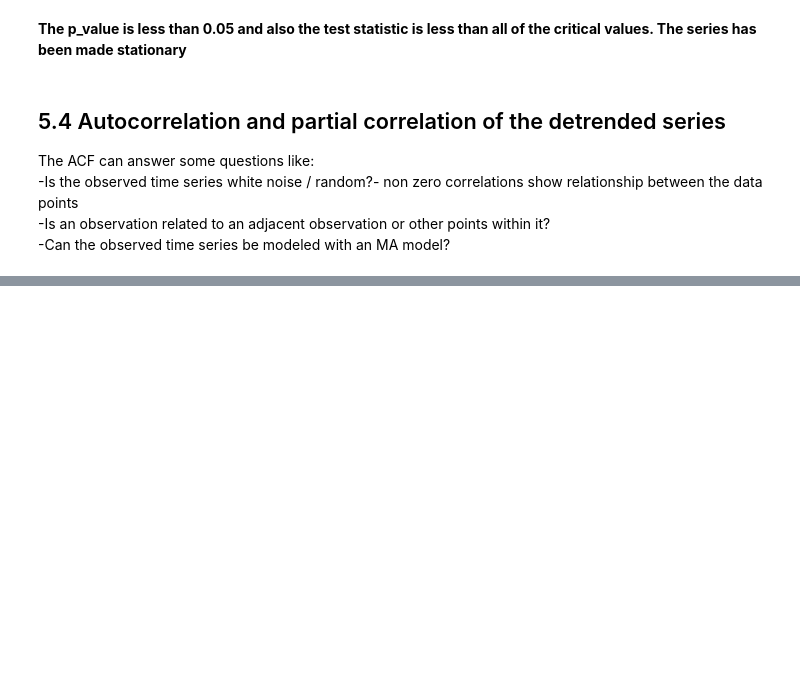
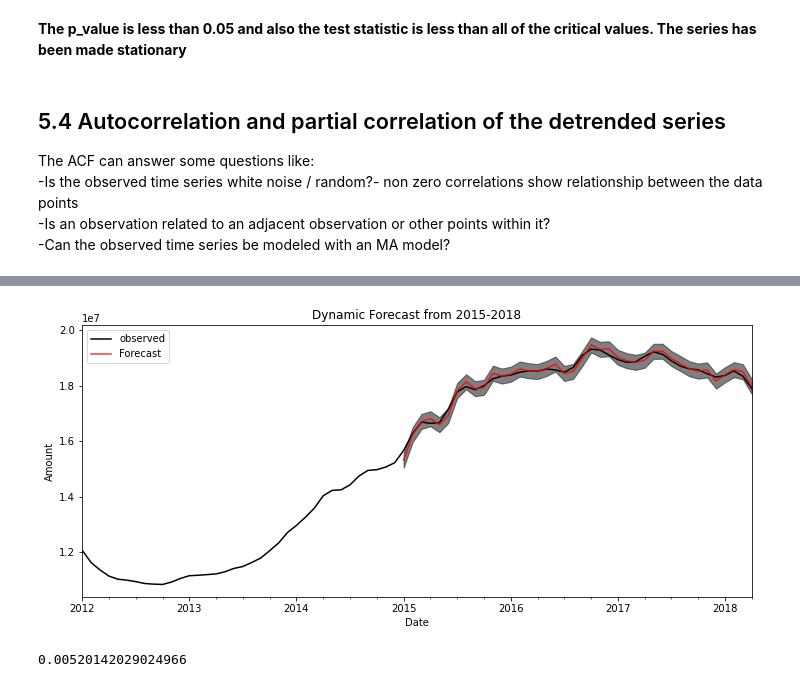
Before and after one commit to OswaldCc/Forecasting-Zillow-Real-Estate-Prices-Time-Series-Modelling, a Jupyter notebook: index.ipynb, the cells around one changed output, grey strips where cells are left out. Drawn from its saved outputs; the diff is of its cells as text; code cells hidden in the pictures; blank space fills up the shorter version.

```diff
--- a/index.ipynb
+++ b/index.ipynb
@@ -684,0 +886,28 @@ The ACF can answer some questions like:<br>
+# %%
+pred = results2.get_prediction(start=pd.to_datetime('2015-01-01'), dynamic=False)
+
+pred_ci = pred.conf_int() # this gives us the confidence interval for our forecasts
+# %%
+plt.figure(figsize = (12,5))
+ax = series_2['2012':].plot(label='observed',color='black')
+pred.predicted_mean.plot(ax=ax, label='Forecast', color='red',alpha=0.8)
+
+ax.fill_between(pred_ci.index,
+                pred_ci.iloc[:, 0],
+                pred_ci.iloc[:, 1], color='k', alpha=0.5)
+
+ax.set_title('Dynamic Forecast from 2015-2018')
+ax.set_xlabel('Date')
+ax.set_ylabel('Amount')
+plt.legend()
+
+plt.show()
+# %% [output]
+[figure, added]
+# %%
+# evaluation
+y_forecasted1 = pred.predicted_mean
+y_truth1 = series_2['2015-01-01':]
+mean_absolute_percentage_error(y_truth1, y_forecasted1)
+# %% [output]
+0.00520142029024966
```
Also changed, not shown: parts of 49 cells of this notebook.
